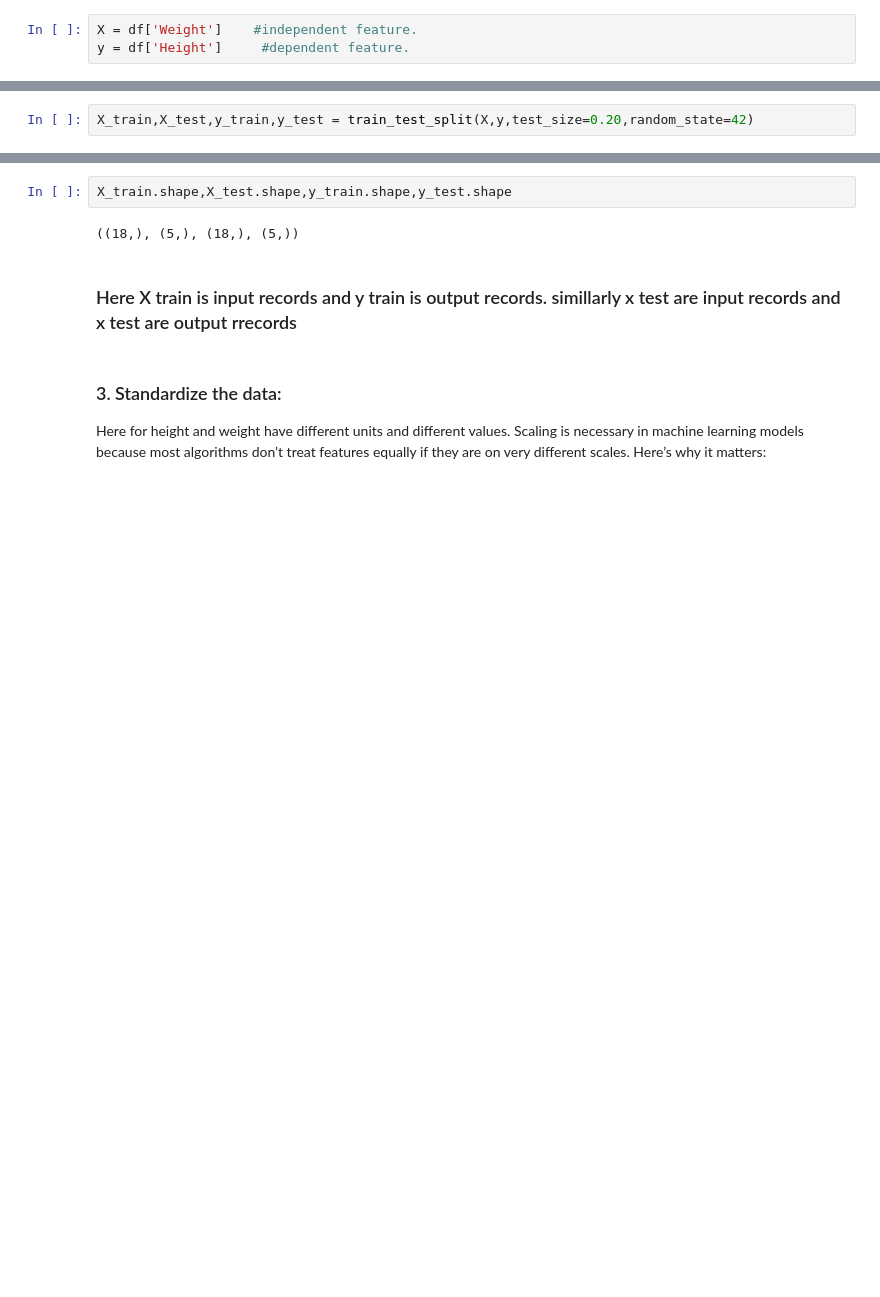
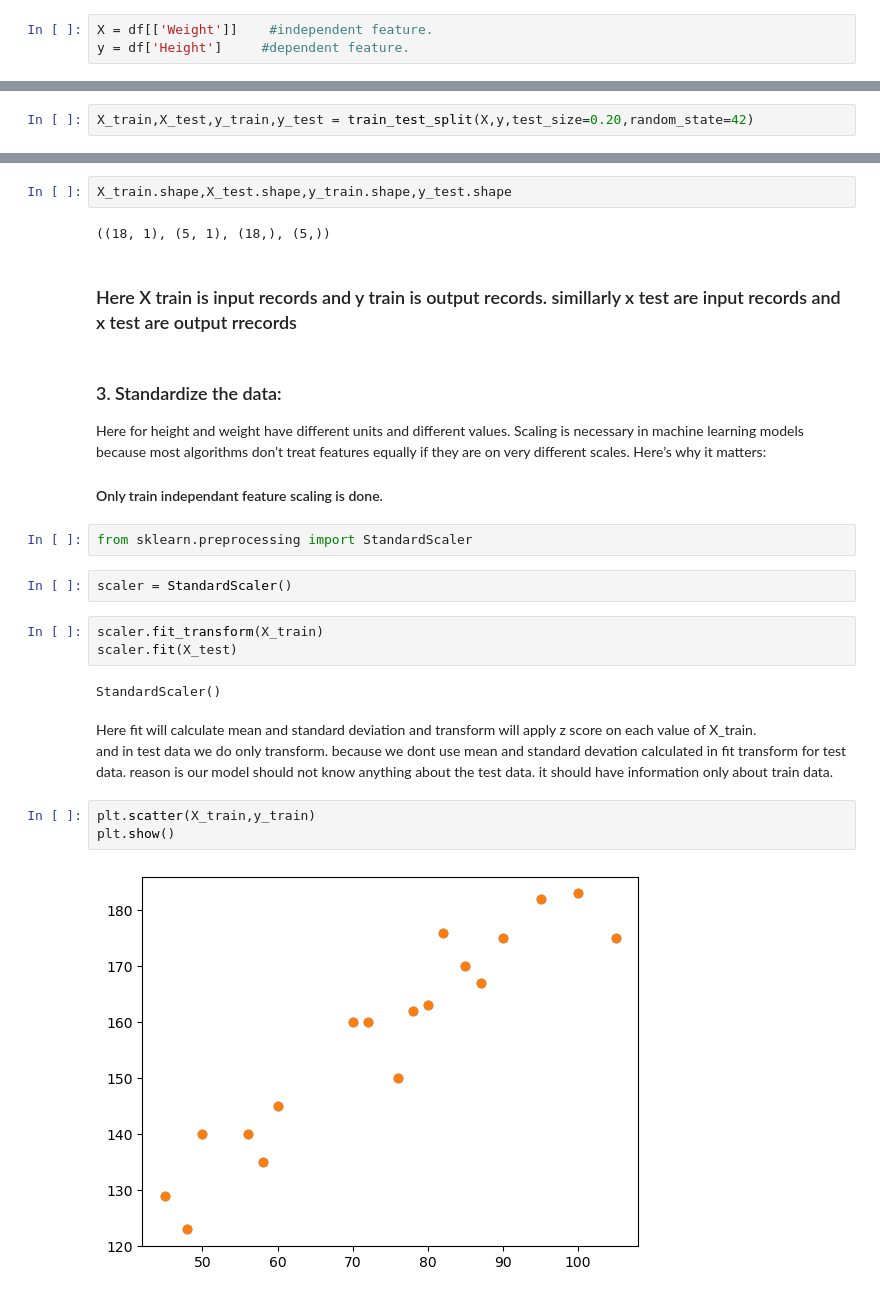
Before and after one commit to ganeshbgunjal/Projects, a Jupyter notebook: 1 Simple Linear Regression/1 Simple Linear Regression.ipynb, the cells around one changed output, grey strips where cells are left out. Cells and saved outputs as stored; diff of their text form; blank space fills up the shorter version.

```diff
--- a/1 Simple Linear Regression/1 Simple Linear Regression.ipynb
+++ b/1 Simple Linear Regression/1 Simple Linear Regression.ipynb
@@ -39,7 +39,7 @@ plt.show()
 # %% [markdown]
 #### 1. Divide dataset into dependant and independent dataset:
 # %%
-X = df['Weight']    #independent feature.
+X = df[['Weight']]    #independent feature.
 y = df['Height']     #dependent feature.
 # %%
 X
@@ -94,10 +103,28 @@ X.shape
 # %%
 X_train.shape,X_test.shape,y_train.shape,y_test.shape
 # %% [output]
-((18,), (5,), (18,), (5,))
+((18, 1), (5, 1), (18,), (5,))
 # %% [markdown]
 ### Here X train is input records and y train is output records. simillarly x test are input records and x test are output rrecords
 # %% [markdown]
 ### 3. Standardize the data:
 Here for height and weight have different units and different values.
 Scaling is necessary in machine learning models because most algorithms don’t treat features equally if they are on very different scales. Here’s why it matters:
+#### Only train independant feature scaling is done.
+# %%
+from sklearn.preprocessing import StandardScaler
+# %%
+scaler = StandardScaler()
+# %%
+scaler.fit_transform(X_train)
+scaler.fit(X_test)
+# %% [output]
+StandardScaler()
+# %% [markdown]
+Here fit will calculate mean and standard deviation and transform will apply z score on each value of X_train.
+and in test data we do only transform. because we dont use mean and standard devation calculated in fit transform for test data. reason is our model should not know anything about the test data. it should have information only about train data.
+# %%
+plt.scatter(X_train,y_train)
+plt.show()
+# %% [output]
+[figure, added]
```
Also changed, not shown: parts of 3 cells of this notebook.
